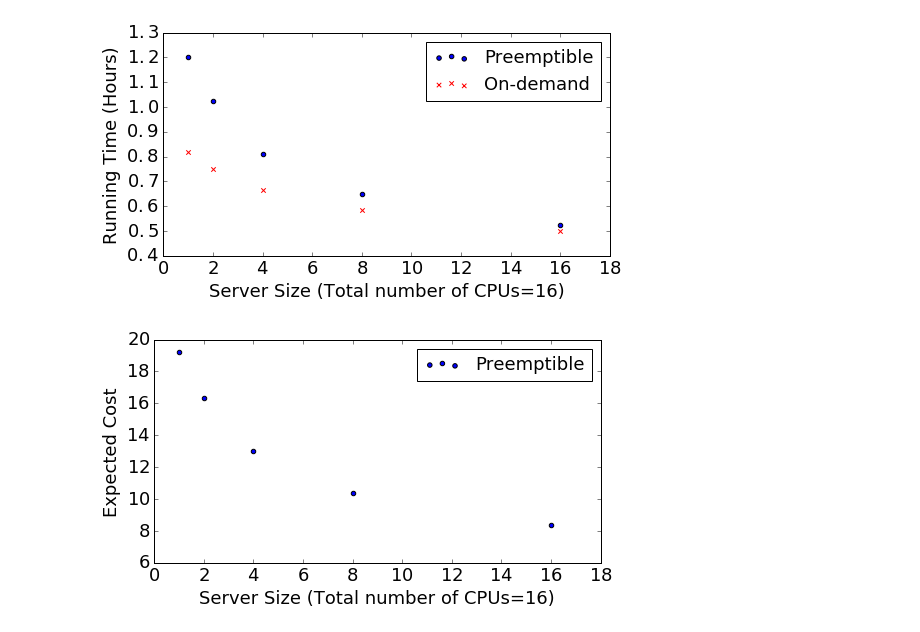
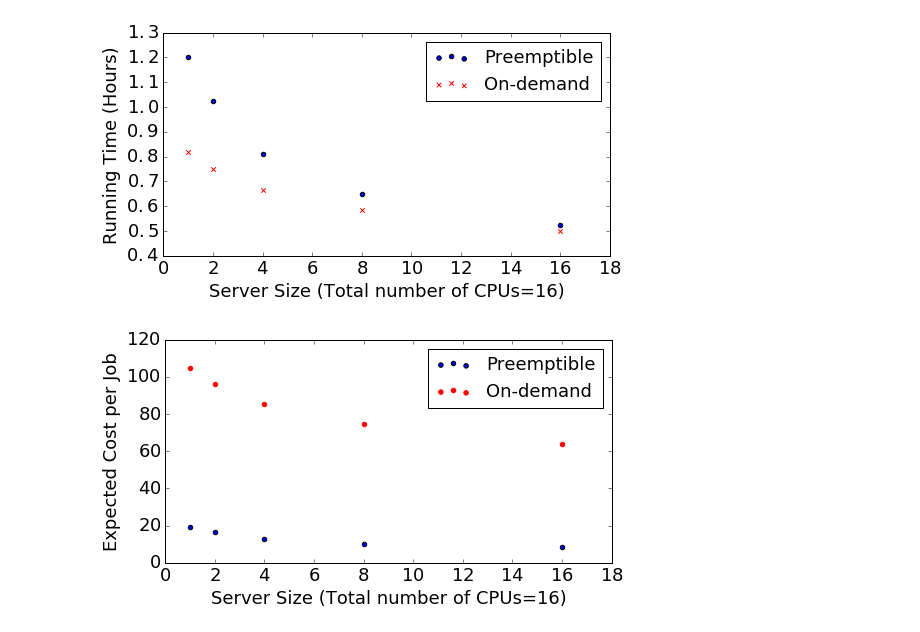
Before and after one commit to prateek-s/scispot, a Jupyter notebook: code/runtime-sim.ipynb, the cells around one changed output. Cells and saved outputs as stored; diff of their text form; code cells hidden in the pictures.

```diff
--- a/code/runtime-sim.ipynb
+++ b/code/runtime-sim.ipynb
@@ -159,7 +159,8 @@ def Exp_time_cost_memoryless(total_cpus, runtimes, prices, mttfs):
         eT, pfail = ExpectedTime(T, mttfs[server_size], num_servers)
         recomputation = eT-T
         cost = eT*prices[server_size]*num_servers
-        out.append((server_size, eT, T, pfail, cost))
+        ondem_cost = T*prices[server_size]*8*num_servers
+        out.append((server_size, eT, T, pfail, cost, ondem_cost))
 
     times = out
     x=zip(*times)[0]
@@ -167,6 +168,7 @@ def Exp_time_cost_memoryless(total_cpus, runtimes, prices, mttfs):
     nofails=zip(*times)[2]
     pfails=zip(*times)[3]
     costs=zip(*times)[4]
-    return (x, ets, nofails, pfails, costs)
+    ondem_costs =zip(*times)[5]
+    return (x, ets, nofails, pfails, costs, ondem_costs)
 # %%
-(x, ets, nofails, pfails, costs) = Exp_time_cost_memoryless(16, confinement, prices, mttfs)
+(x, ets, nofails, pfails, costs, ondem_costs) = Exp_time_cost_memoryless(16, confinement, prices, mttfs)
@@ -187,12 +187,12 @@ plt.savefig("confin_16_time.pdf",bbox_inches="tight")
 # %%
 matplotlib.rcParams.update({'font.size': 18})
 fig,ax=plt.subplots()
 fig.set_size_inches(8,4)
 ax.scatter(x, costs, label="Preemptible")
-#ax.scatter(x, nofails, label="On-demand", color='r')
+ax.scatter(x, ondem_costs, label="On-demand", color='r')
 ax.set_xlabel("Server Size (Total number of CPUs=16)")
-ax.set_ylabel("Expected Cost")
+ax.set_ylabel("Expected Cost per Job")
 ax.legend()
-plt.savefig("confin_16_cost.pdf",bbox_inches="tight")
+plt.savefig("../graphs/confin_16_cost.pdf",bbox_inches="tight")
 # %% [output]
-[figure, old version]
+[figure, new version]
```
Also changed, not shown: parts of 3 cells of this notebook, 2 other files.
